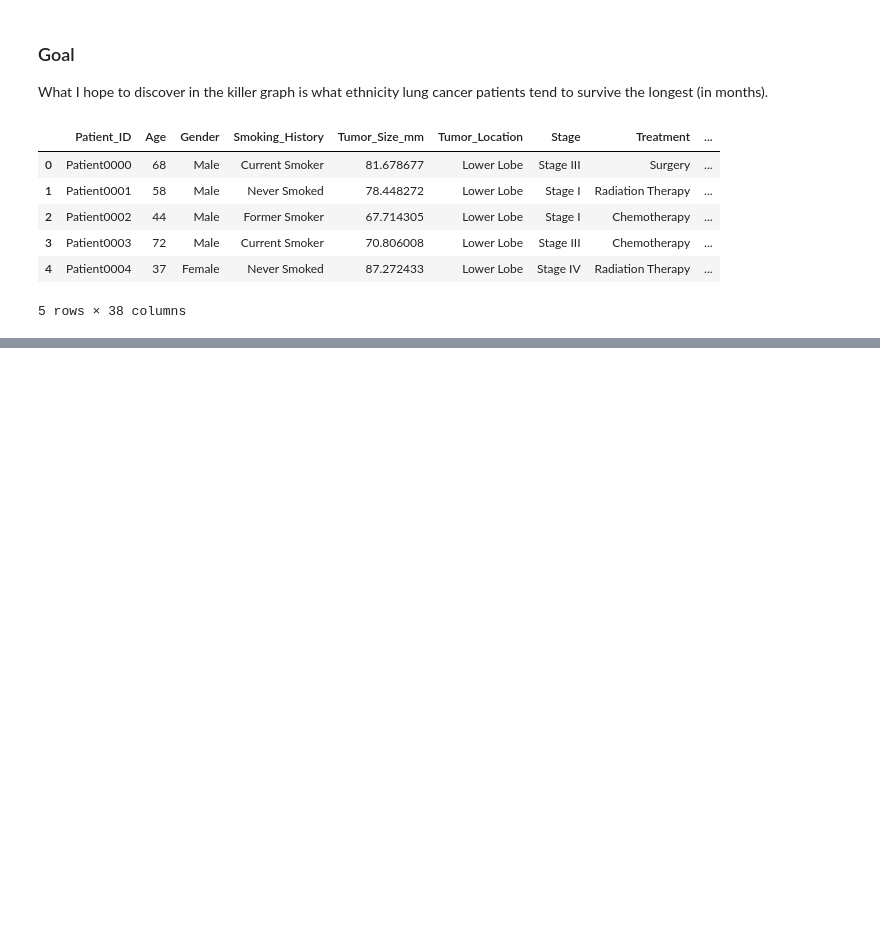
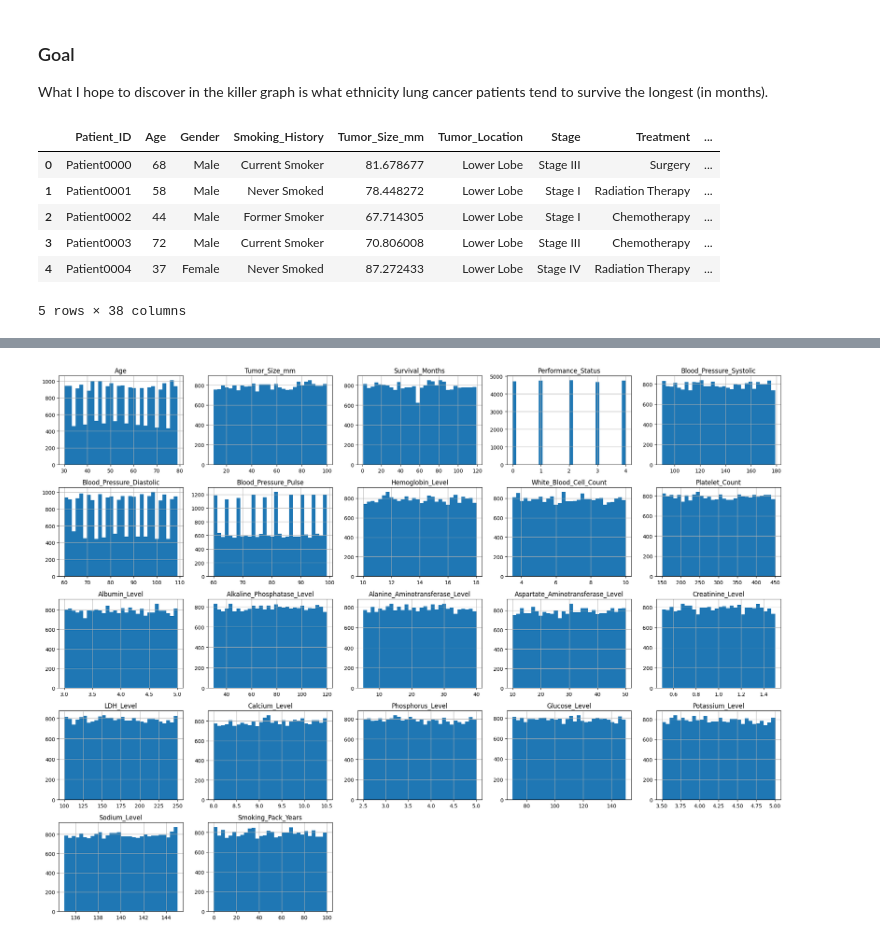
Before and after one commit to alecplotkin/DATA-481-Team-Virology, a Jupyter notebook: Nicolas_Zhang/Lung_Cancer.ipynb, the cells around one changed output, grey strips where cells are left out. Cells and saved outputs as stored; diff of their text form; code cells hidden in the pictures; blank space fills up the shorter version.

```diff
--- a/Nicolas_Zhang/Lung_Cancer.ipynb
+++ b/Nicolas_Zhang/Lung_Cancer.ipynb
@@ -9,10 +9,12 @@ What I hope to discover in the killer graph is what ethnicity lung cancer patien
 # %%
 import pandas as pd
 import seaborn as sns
+import matplotlib.pyplot as plt
 
-lung_cancer = pd.read_csv('lung_cancer_data.csv')
 
-lung_cancer.head()
+data = pd.read_csv('lung_cancer_data.csv')
+
+data.head()
 # %% [output]
 |  | Patient_ID | Age | Gender | Smoking_History | Tumor_Size_mm | Tumor_Location | Stage | Treatment | ... |
 | 0 | Patient0000 | 68 | Male | Current Smoker | 81.678677 | Lower Lobe | Stage III | Surgery | ... |
@@ -23,0 +83,3 @@ lung_cancer.head()
+# %%
+data.drop(['Patient_ID'], axis=1, inplace=True)
+data.head()
@@ -23,0 +94,6 @@ lung_cancer.head()
+# %%
+data.hist(bins=30, figsize=(20, 15))
+plt.tight_layout()
+plt.show()
+# %% [output]
+[figure, added]
```
Also changed, not shown: parts of 8 cells of this notebook, 1 other file.
